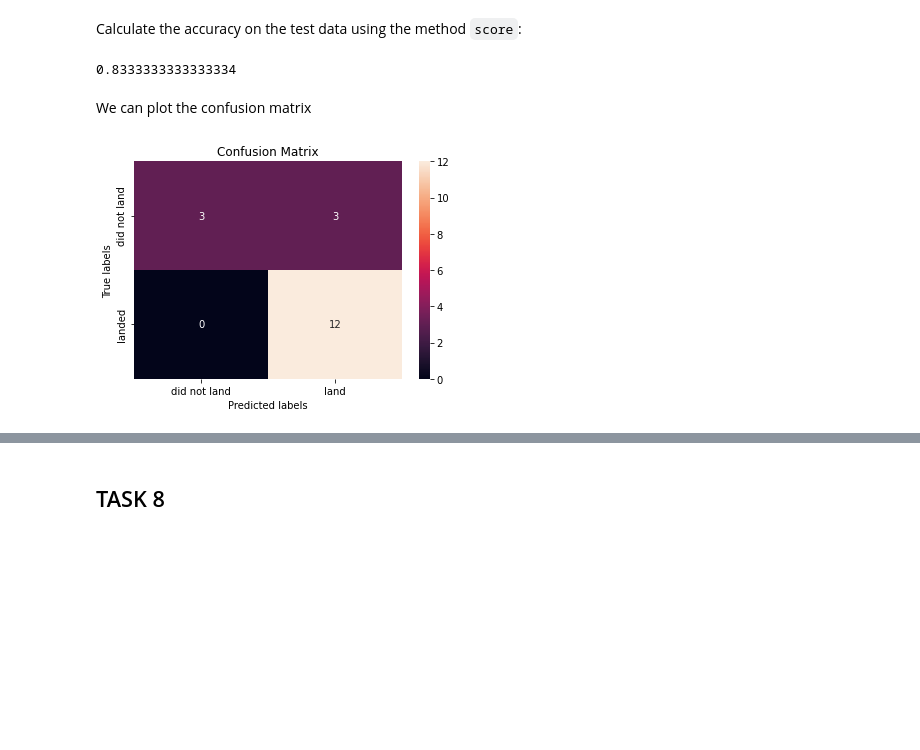
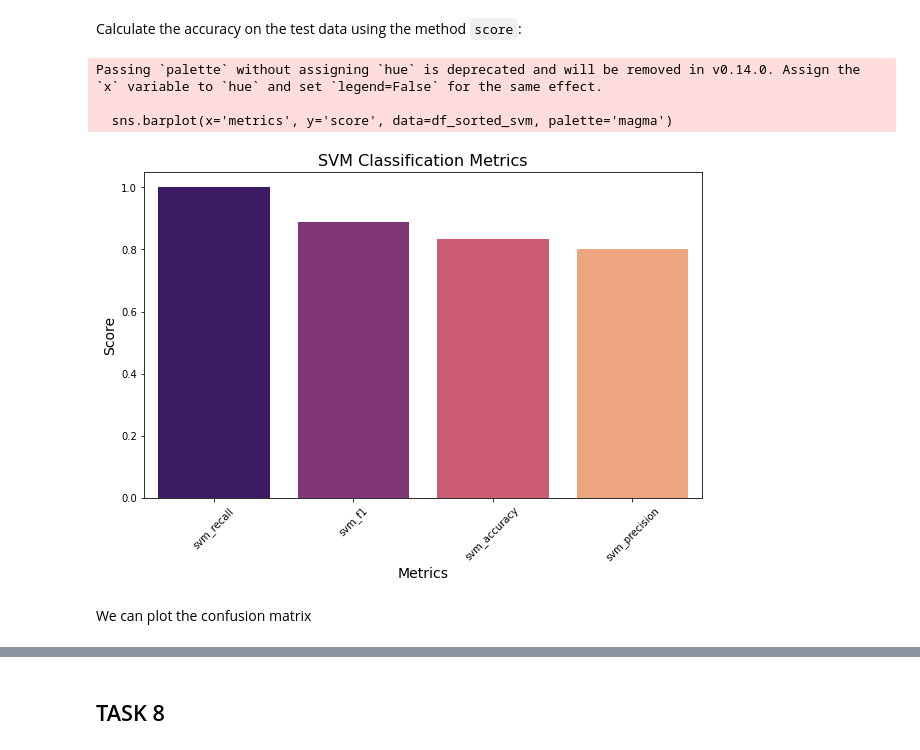
Before and after one commit to hsuanjenko/IBM-AppliedDS-Project, a Jupyter notebook: W4 - Predictive Analysis/SpaceX_Machine_Learning_Prediction_Part_5.jupyterlite.ipynb, the cells around one changed output, grey strips where cells are left out. Saved outputs shown, nothing was run; the diff lists cells and outputs as text; code cells hidden in the pictures; blank space fills up the shorter version.

```diff
--- a/W4 - Predictive Analysis/SpaceX_Machine_Learning_Prediction_Part_5.jupyterlite.ipynb
+++ b/W4 - Predictive Analysis/SpaceX_Machine_Learning_Prediction_Part_5.jupyterlite.ipynb
@@ -255,14 +280,32 @@ SVC(gamma=0.03162277660168379, kernel='sigmoid')
 ## TASK  7
 # %% [markdown]
 Calculate the accuracy on the test data using the method <code>score</code>:
-# %%
-svm_cv.score(X_test, Y_test)
-# %% [output]
-0.8333333333333334
+# %%
+Y_hat_svm = svm_cv.predict(X_test)
+# Calculate evaluation metrics
+svm_accuracy = accuracy_score(Y_test, Y_hat_svm)
+svm_precision = precision_score(Y_test, Y_hat_svm)
+svm_recall = recall_score(Y_test, Y_hat_svm)
+svm_f1 = f1_score(Y_test, Y_hat_svm)
+
+# Store metrics and scores in a DataFrame
+metrics = ['svm_accuracy', 'svm_precision', 'svm_recall', 'svm_f1']
+score = [svm_accuracy, svm_precision, svm_recall, svm_f1]
+data = {'metrics': metrics, 'score': score}
+df_sorted_svm = pd.DataFrame(data).sort_values(by='score', ascending=False)
+
+# Plot the bar plot
+plt.figure(figsize=(10, 6))
+sns.barplot(x='metrics', y='score', data=df_sorted_svm, palette='magma')
+plt.xlabel('Metrics', fontsize=14)
+plt.ylabel('Score', fontsize=14)
+plt.title('SVM Classification Metrics', fontsize=16)
+plt.xticks(rotation=45)  # Rotate x-axis labels for better visibility
+plt.show()
+# %% [output]
+Passing `palette` without assigning `hue` is deprecated and will be removed in v0.14.0. Assign the `x` variable to `hue` and set `legend=False` for the same effect.
+
+  sns.barplot(x='metrics', y='score', data=df_sorted_svm, palette='magma')
+[figure, added]
 # %% [markdown]
 We can plot the confusion matrix
-# %%
-yhat=svm_cv.predict(X_test)
-plot_confusion_matrix(Y_test,yhat)
-# %% [output]
-[figure, removed]
```
Also changed, not shown: parts of 8 cells of this notebook, 2 other files.
